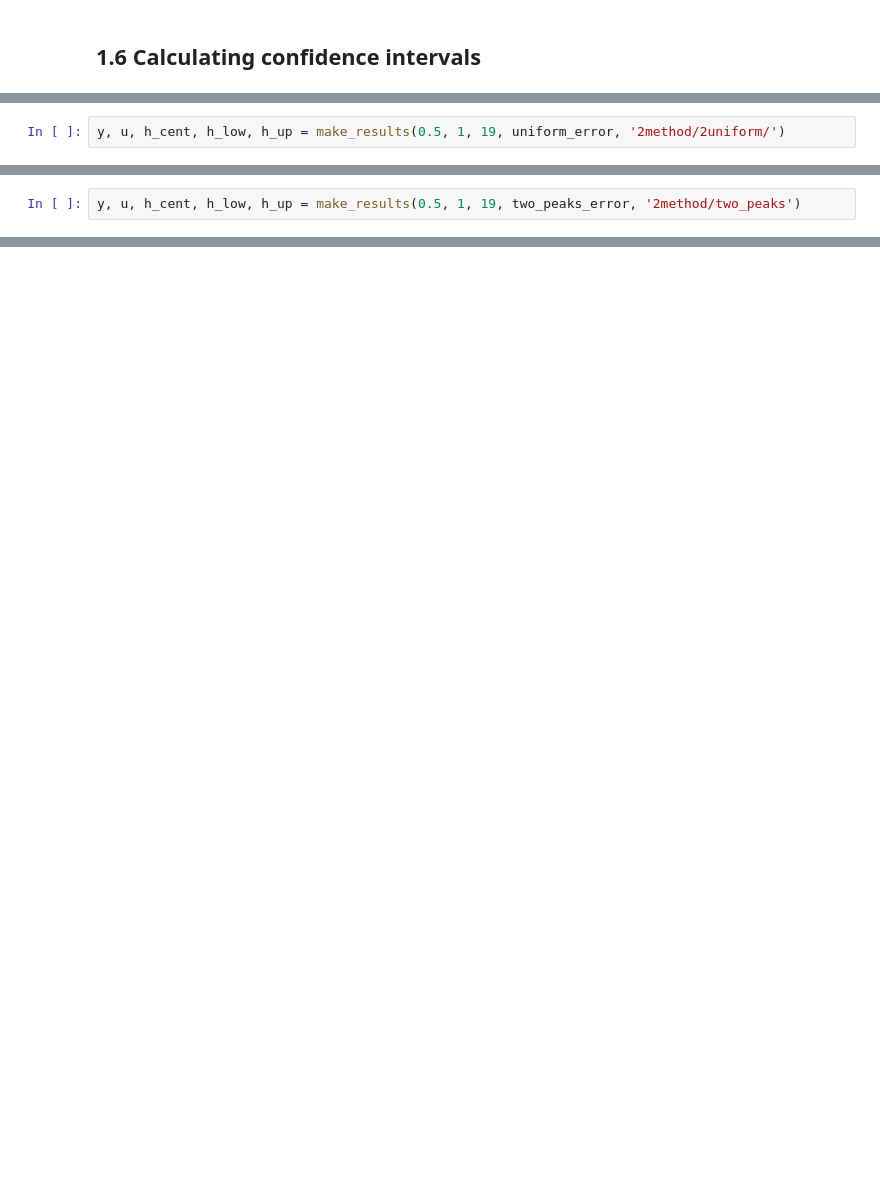
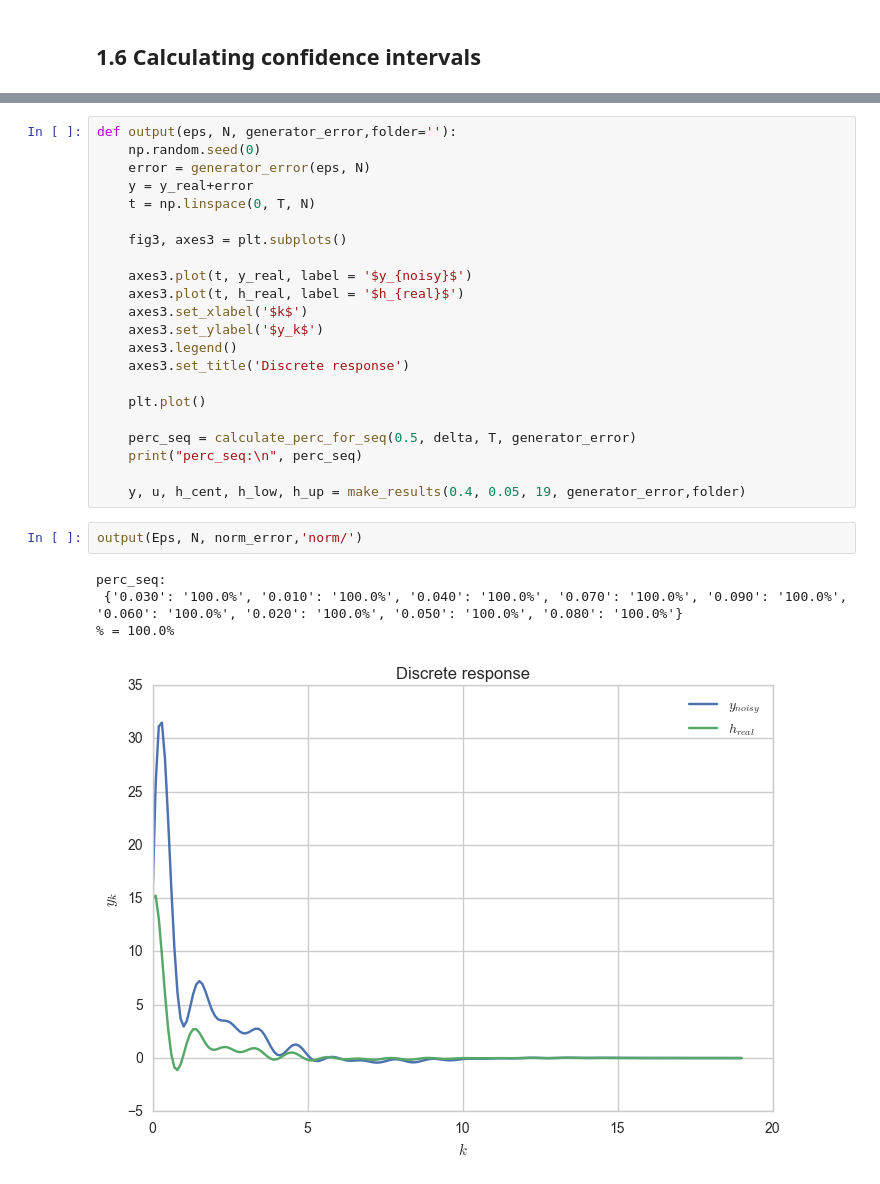
Before and after one commit to Megalitum/gubarev_labs, a Jupyter notebook: lab2_m1.ipynb, the cells around one changed output, grey strips where cells are left out. Saved outputs shown, nothing was run; the diff lists cells and outputs as text; blank space fills up the shorter version.

```diff
--- a/lab2_m1.ipynb
+++ b/lab2_m1.ipynb
@@ -441,2 +350,0 @@ equations: 7077
-# %%
-y, u, h_cent, h_low, h_up = make_results(0.5, 1, 19, uniform_error, '2method/2uniform/')
@@ -452,2 +350,0 @@ equations: 7077
-# %%
-y, u, h_cent, h_low, h_up = make_results(0.5, 1, 19, two_peaks_error, '2method/two_peaks')
@@ -462,0 +351,29 @@ equations: 7077
+# %%
+def output(eps, N, generator_error,folder=''):
+    np.random.seed(0)
+    error = generator_error(eps, N)
+    y = y_real+error
+    t = np.linspace(0, T, N)
+
+    fig3, axes3 = plt.subplots()
+
+    axes3.plot(t, y_real, label = '$y_{noisy}$')
+    axes3.plot(t, h_real, label = '$h_{real}$')
+    axes3.set_xlabel('$k$')
+    axes3.set_ylabel('$y_k$')
+    axes3.legend()
+    axes3.set_title('Discrete response')
+
+    plt.plot()
+
+    perc_seq = calculate_perc_for_seq(0.5, delta, T, generator_error)
+    print("perc_seq:\n", perc_seq)
+
+    y, u, h_cent, h_low, h_up = make_results(0.4, 0.05, 19, generator_error,folder)
+# %%
+output(Eps, N, norm_error,'norm/')
+# %% [output]
+perc_seq:
+ {'0.030': '100.0%', '0.010': '100.0%', '0.040': '100.0%', '0.070': '100.0%', '0.090': '100.0%', '0.060': '100.0%', '0.020': '100.0%', '0.050': '100.0%', '0.080': '100.0%'}
+% = 100.0%
+[figure, added]
```
Also changed, not shown: parts of 50 cells of this notebook, 4 other files.
